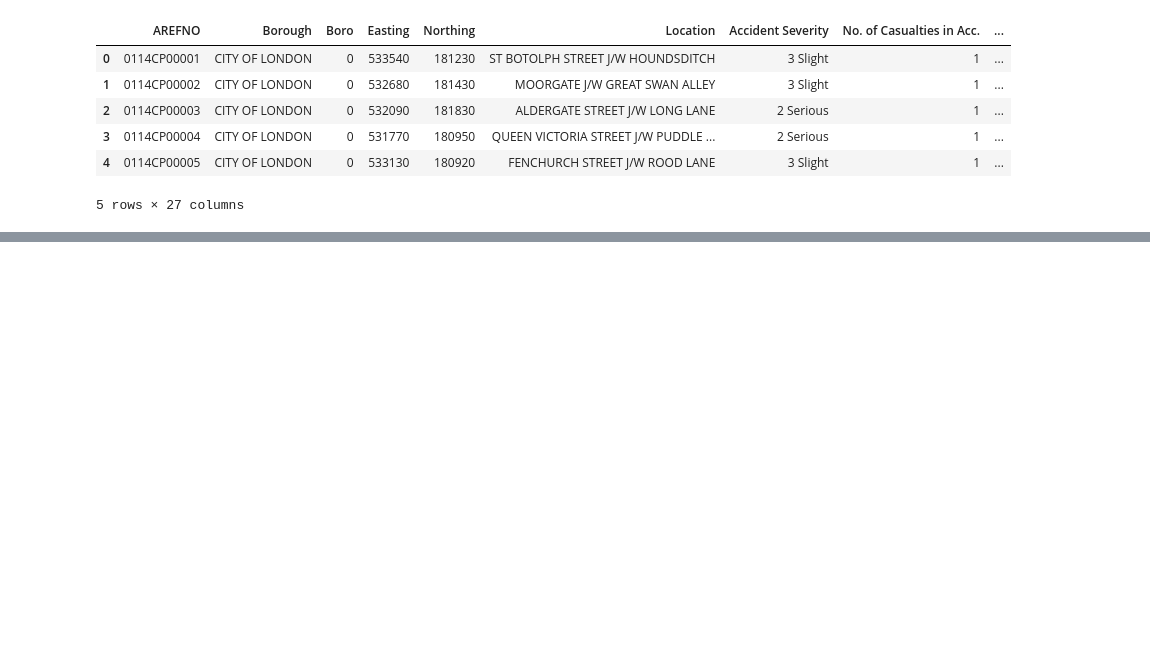
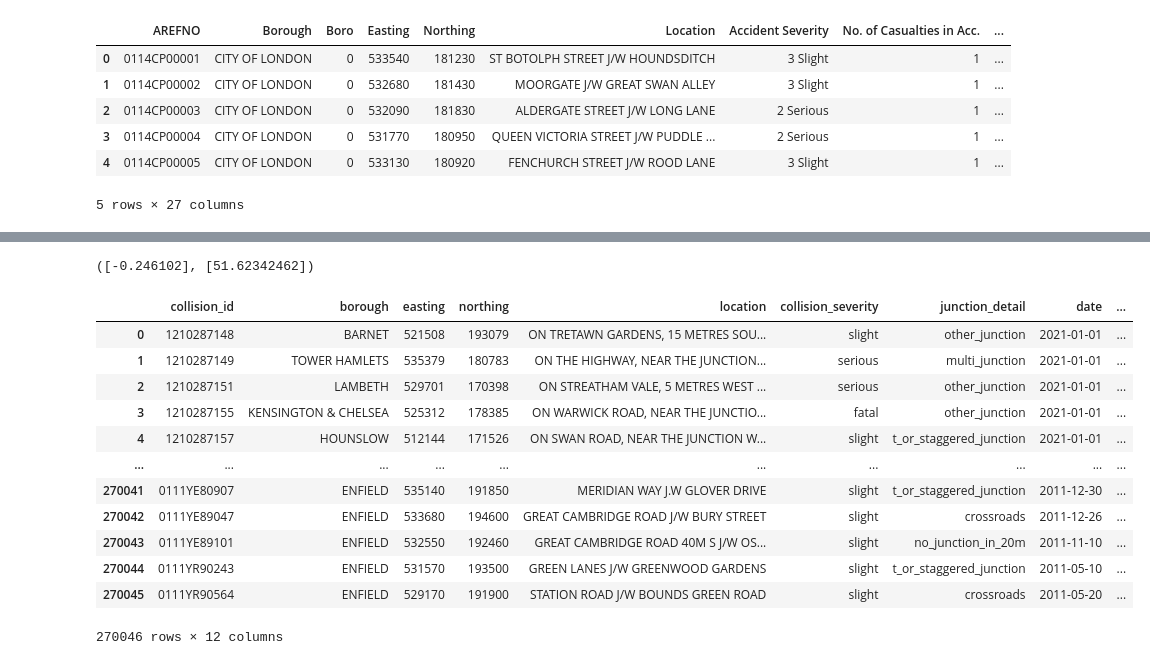
Before and after one commit to londoncyclingcampaign/lcc-dangerous-junctions, a Jupyter notebook: notebooks/TfL-data-downloader.ipynb, the cells around one changed output, grey strips where cells are left out. Cells and saved outputs as stored; diff of their text form; code cells hidden in the pictures; blank space fills up the shorter version.

Commit message:
test notebook for tfl data

```diff
--- a/notebooks/TfL-data-downloader.ipynb
+++ b/notebooks/TfL-data-downloader.ipynb
@@ -179,0 +284,4 @@ collisions.head()
+# %%
+df = pd.read_csv('../data/tfl-collisions.csv')
+
+df.groupby('collision_id')['year'].count().reset_index().sort_values(by='year')
@@ -179,0 +304,22 @@ collisions.head()
+# %%
+convert_lonlat([521508], [193079])
+# %% [output]
+([-0.246102], [51.62342462])
+# %%
+df['longitude'], df['latitude'] = convert_lonlat(df['easting'], df['northing'])
+
+df
+# %% [output]
+|  | collision_id | borough | easting | northing | location | collision_severity | junction_detail | date | ... |
+| 0 | 1210287148 | BARNET | 521508 | 193079 | ON TRETAWN GARDENS, 15 METRES SOU... | slight | other_junction | 2021-01-01 | ... |
+| 1 | 1210287149 | TOWER HAMLETS | 535379 | 180783 | ON THE HIGHWAY, NEAR THE JUNCTION... | serious | multi_junction | 2021-01-01 | ... |
+| 2 | 1210287151 | LAMBETH | 529701 | 170398 | ON STREATHAM VALE, 5 METRES WEST ... | serious | other_junction | 2021-01-01 | ... |
+| 3 | 1210287155 | KENSINGTON & CHELSEA | 525312 | 178385 | ON WARWICK ROAD, NEAR THE JUNCTIO... | fatal | other_junction | 2021-01-01 | ... |
+| 4 | 1210287157 | HOUNSLOW | 512144 | 171526 | ON SWAN ROAD, NEAR THE JUNCTION W... | slight | t_or_staggered_junction | 2021-01-01 | ... |
+| ... | ... | ... | ... | ... | ... | ... | ... | ... | ... |
+| 270041 | 0111YE80907 | ENFIELD | 535140 | 191850 | MERIDIAN WAY J.W GLOVER DRIVE | slight | t_or_staggered_junction | 2011-12-30 | ... |
+| 270042 | 0111YE89047 | ENFIELD | 533680 | 194600 | GREAT CAMBRIDGE ROAD J/W BURY STREET | slight | crossroads | 2011-12-26 | ... |
+| 270043 | 0111YE89101 | ENFIELD | 532550 | 192460 | GREAT CAMBRIDGE ROAD 40M S J/W OS... | slight | no_junction_in_20m | 2011-11-10 | ... |
+| 270044 | 0111YR90243 | ENFIELD | 531570 | 193500 | GREEN LANES J/W GREENWOOD GARDENS | slight | t_or_staggered_junction | 2011-05-10 | ... |
+| 270045 | 0111YR90564 | ENFIELD | 529170 | 191900 | STATION ROAD J/W BOUNDS GREEN ROAD | slight | crossroads | 2011-05-20 | ... |
+270046 rows × 12 columns
```
Also changed, not shown: parts of 19 cells of this notebook.
